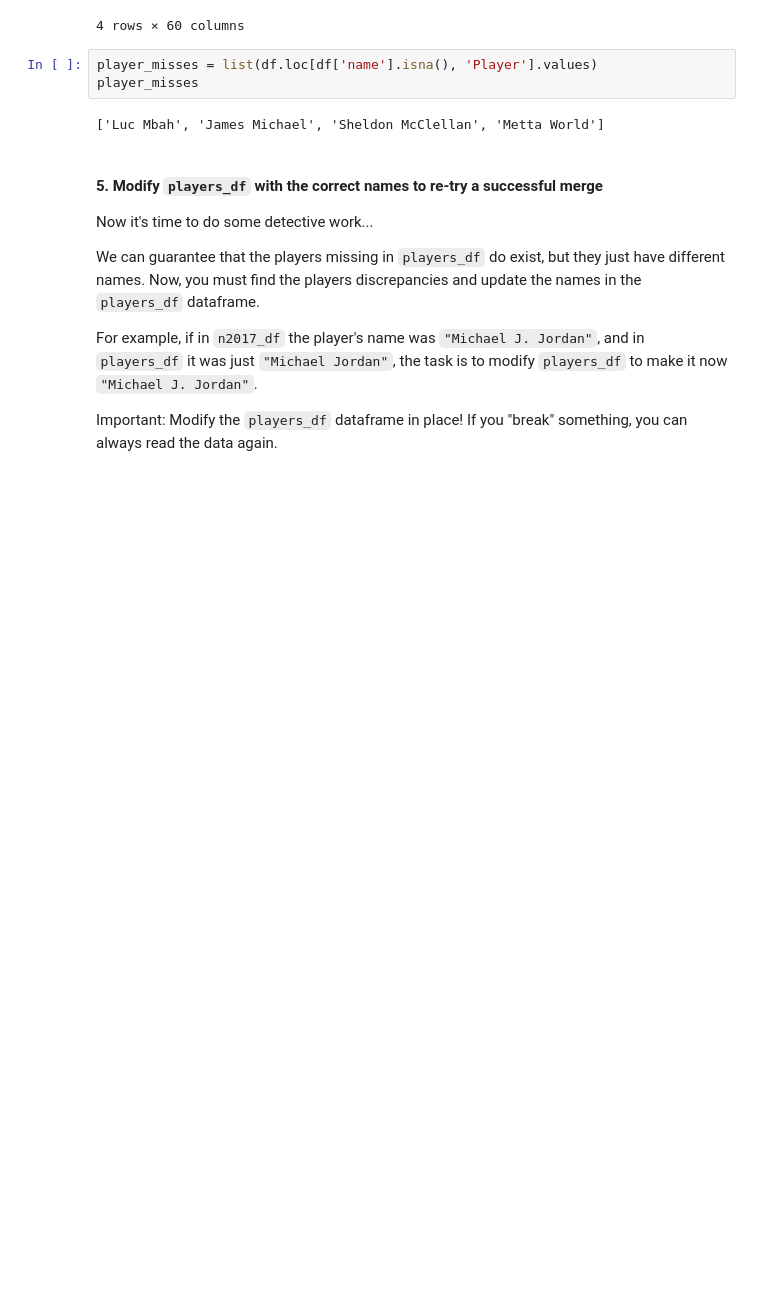
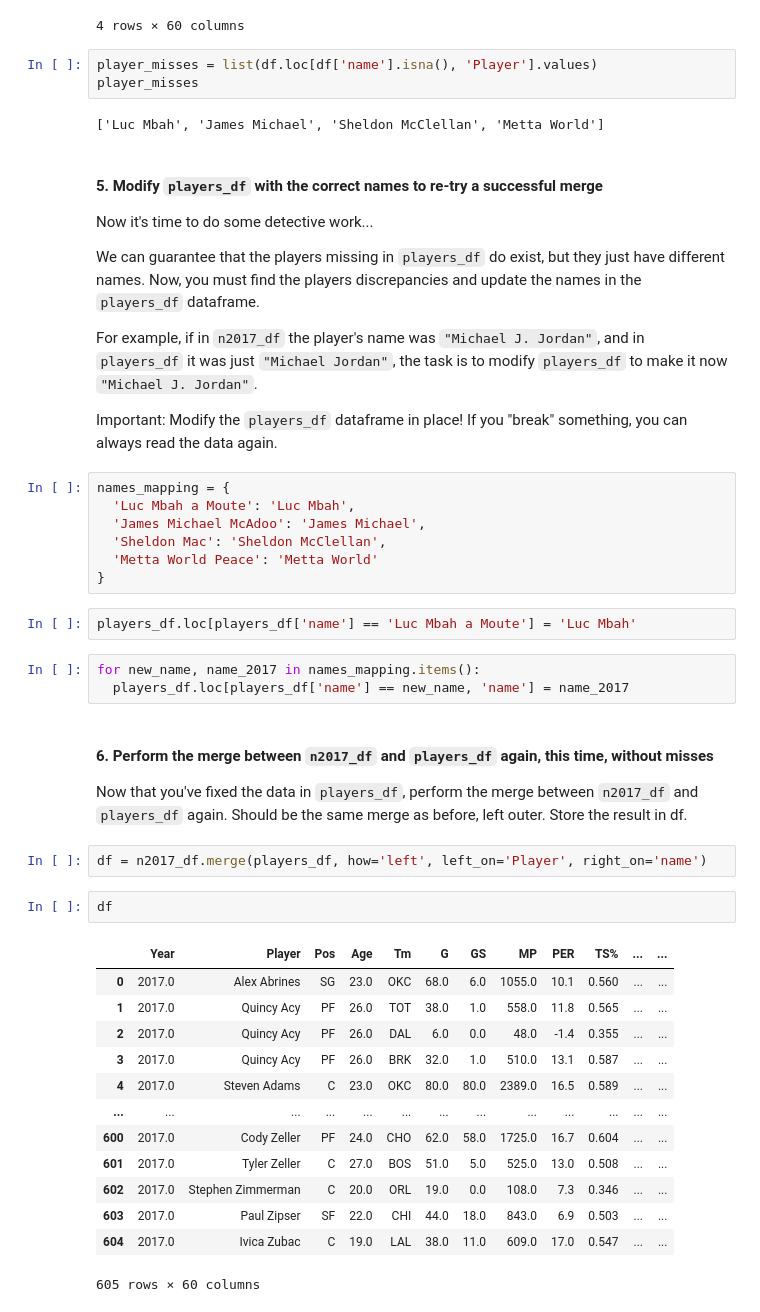
Before and after one commit to Ashish-khanagwal/Artificial-Intelligence, a Jupyter notebook: 4. Pandas/advanced-nba-2017-season.ipynb, the cells around one changed output. Cells and saved outputs as stored; diff of their text form; blank space fills up the shorter version.

```diff
--- a/4. Pandas/advanced-nba-2017-season.ipynb
+++ b/4. Pandas/advanced-nba-2017-season.ipynb
@@ -93,3 +93,37 @@ We can guarantee that the players missing in `players_df` do exist, but they jus
 For example, if in `n2017_df` the player's name was `"Michael J. Jordan"`, and in `players_df` it was just `"Michael Jordan"`, the task is to modify `players_df` to make it now `"Michael J. Jordan"`.
 
 Important: Modify the `players_df` dataframe in place! If you "break" something, you can always read the data again.
+# %%
+names_mapping = {
+  'Luc Mbah a Moute': 'Luc Mbah',
+  'James Michael McAdoo': 'James Michael',
+  'Sheldon Mac': 'Sheldon McClellan',
+  'Metta World Peace': 'Metta World'
+}
+# %%
+players_df.loc[players_df['name'] == 'Luc Mbah a Moute'] = 'Luc Mbah'
+# %%
+for new_name, name_2017 in names_mapping.items():
+  players_df.loc[players_df['name'] == new_name, 'name'] = name_2017
+# %% [markdown]
+#### 6. Perform the merge between `n2017_df` and `players_df` again, this time, without misses
+
+Now that you've fixed the data in `players_df`, perform the merge between `n2017_df` and `players_df` again. Should be the same merge as before, left outer. Store the result in df.
+# %%
+df = n2017_df.merge(players_df, how='left', left_on='Player', right_on='name')
+# %%
+df
+# %% [output]
+|  | Year | Player | Pos | Age | Tm | G | GS | MP | PER | TS% | ... | ... |
+| 0 | 2017.0 | Alex Abrines | SG | 23.0 | OKC | 68.0 | 6.0 | 1055.0 | 10.1 | 0.560 | ... | ... |
+| 1 | 2017.0 | Quincy Acy | PF | 26.0 | TOT | 38.0 | 1.0 | 558.0 | 11.8 | 0.565 | ... | ... |
+| 2 | 2017.0 | Quincy Acy | PF | 26.0 | DAL | 6.0 | 0.0 | 48.0 | -1.4 | 0.355 | ... | ... |
+| 3 | 2017.0 | Quincy Acy | PF | 26.0 | BRK | 32.0 | 1.0 | 510.0 | 13.1 | 0.587 | ... | ... |
+| 4 | 2017.0 | Steven Adams | C | 23.0 | OKC | 80.0 | 80.0 | 2389.0 | 16.5 | 0.589 | ... | ... |
+| ... | ... | ... | ... | ... | ... | ... | ... | ... | ... | ... | ... | ... |
+| 600 | 2017.0 | Cody Zeller | PF | 24.0 | CHO | 62.0 | 58.0 | 1725.0 | 16.7 | 0.604 | ... | ... |
+| 601 | 2017.0 | Tyler Zeller | C | 27.0 | BOS | 51.0 | 5.0 | 525.0 | 13.0 | 0.508 | ... | ... |
+| 602 | 2017.0 | Stephen Zimmerman | C | 20.0 | ORL | 19.0 | 0.0 | 108.0 | 7.3 | 0.346 | ... | ... |
+| 603 | 2017.0 | Paul Zipser | SF | 22.0 | CHI | 44.0 | 18.0 | 843.0 | 6.9 | 0.503 | ... | ... |
+| 604 | 2017.0 | Ivica Zubac | C | 19.0 | LAL | 38.0 | 11.0 | 609.0 | 17.0 | 0.547 | ... | ... |
+605 rows × 60 columns
```
Also changed, not shown: parts of 44 cells of this notebook.
